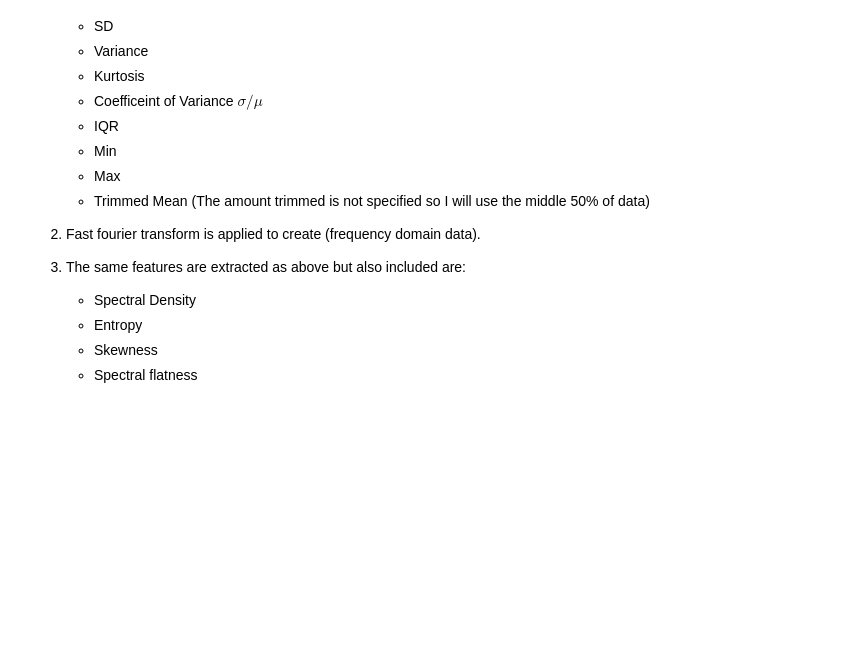
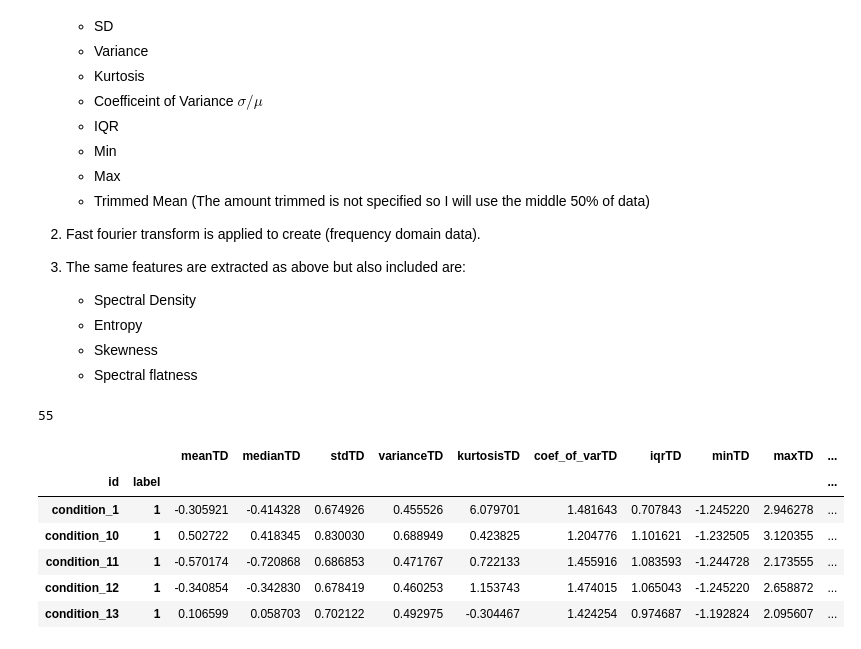
Before and after one commit to zoonalink/IGP-5, a Jupyter notebook: Tom/Rodriguz-Ruiz et al. recreation.ipynb, the cells around one changed output. Saved outputs shown, nothing was run; the diff lists cells and outputs as text; code cells hidden in the pictures; blank space fills up the shorter version.

Commit message:
Completed feature extraction ready for modelling

```diff
--- a/Tom/Rodriguz-Ruiz et al. recreation.ipynb
+++ b/Tom/Rodriguz-Ruiz et al. recreation.ipynb
@@ -328,3 +317,55 @@ print()
     - Entropy
     - Skewness
     - Spectral flatness
+# %%
+Participants = list(df['id'].unique())
+len(Participants)
+# %% [output]
+55
+# %%
+# create a trimmed mean function
+
+def calculate_trimmed_mean(x):
+    q75 = pd.Series(x).quantile(0.75, interpolation='midpoint')  # 75th percentile
+    q25 = pd.Series(x).quantile(0.25, interpolation='midpoint')  # 25th percentile
+    trimmed_values = x[(x >= q25) & (x <= q75)]  # Select values within the interquartile range (IQR)
+    return trimmed_values.mean()
+
+# create a function to produce a table of feature for the time-domain
+
+def extract_TDfeatures(dataframe):
+
+    # Group by 'id' and 'label' columns
+    grouped = dataframe.groupby(['id', 'label'])['standardised_activity']
+
+    # Calculate statistics for 'standardised_activity' within each group
+    features1_df = pd.DataFrame({
+        'meanTD' : grouped.mean(),
+        'medianTD': grouped.median(),
+        'stdTD' : grouped.std(),
+        'varianceTD': grouped.var(),
+        'kurtosisTD': grouped.apply(pd.DataFrame.kurtosis),
+        'coef_of_varTD': grouped.std()/grouped.var(),
+        'iqrTD': grouped.quantile(0.75) - grouped.quantile(0.25),
+        'minTD': grouped.min(),
+        'maxTD': grouped.max(),
+        'trimmed_meanTD': grouped.apply(calculate_trimmed_mean)})
+
+    return features1_df
+
+
+#extract features under the time domain(TD) for each data set
+
+dayTD_features = extract_TDfeatures(day_df)
+nightTD_features = extract_TDfeatures(night_df)
+fulldayTD_features = extract_TDfeatures(fullday_df)
+# %%
+dayTD_features.head()
+# %% [output]
+|  |  | meanTD | medianTD | stdTD | varianceTD | kurtosisTD | coef_of_varTD | iqrTD | minTD | maxTD | ... |
+| id | label |  |  |  |  |  |  |  |  |  | ... |
+| condition_1 | 1 | -0.305921 | -0.414328 | 0.674926 | 0.455526 | 6.079701 | 1.481643 | 0.707843 | -1.245220 | 2.946278 | ... |
+| condition_10 | 1 | 0.502722 | 0.418345 | 0.830030 | 0.688949 | 0.423825 | 1.204776 | 1.101621 | -1.232505 | 3.120355 | ... |
+| condition_11 | 1 | -0.570174 | -0.720868 | 0.686853 | 0.471767 | 0.722133 | 1.455916 | 1.083593 | -1.244728 | 2.173555 | ... |
+| condition_12 | 1 | -0.340854 | -0.342830 | 0.678419 | 0.460253 | 1.153743 | 1.474015 | 1.065043 | -1.245220 | 2.658872 | ... |
+| condition_13 | 1 | 0.106599 | 0.058703 | 0.702122 | 0.492975 | -0.304467 | 1.424254 | 0.974687 | -1.192824 | 2.095607 | ... |
```
Also changed, not shown: parts of 15 cells of this notebook.
